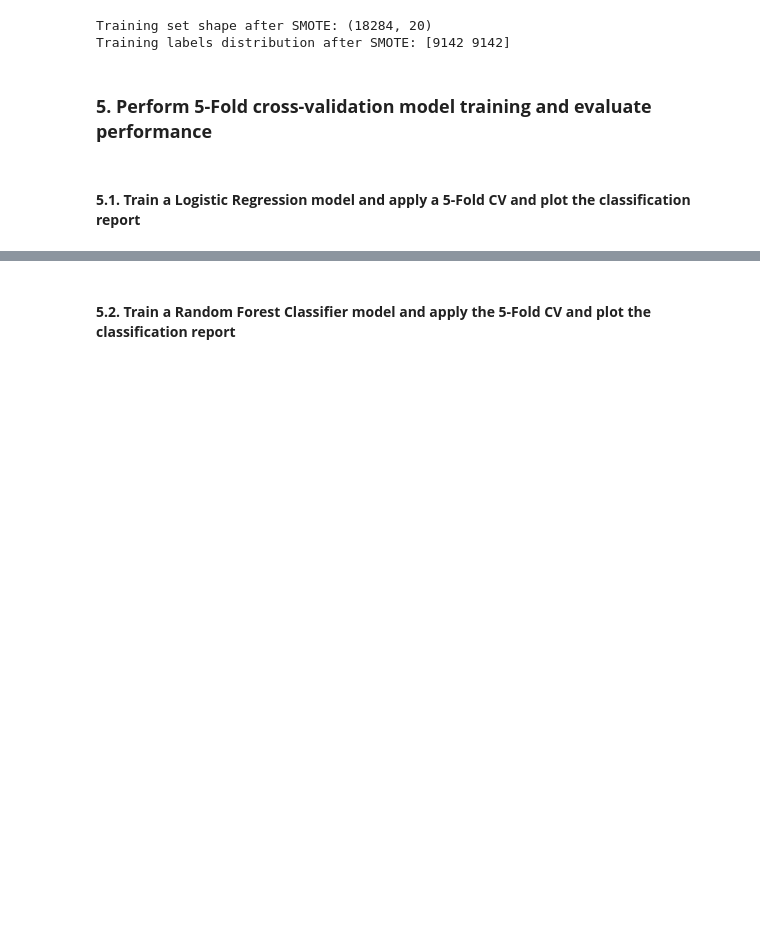
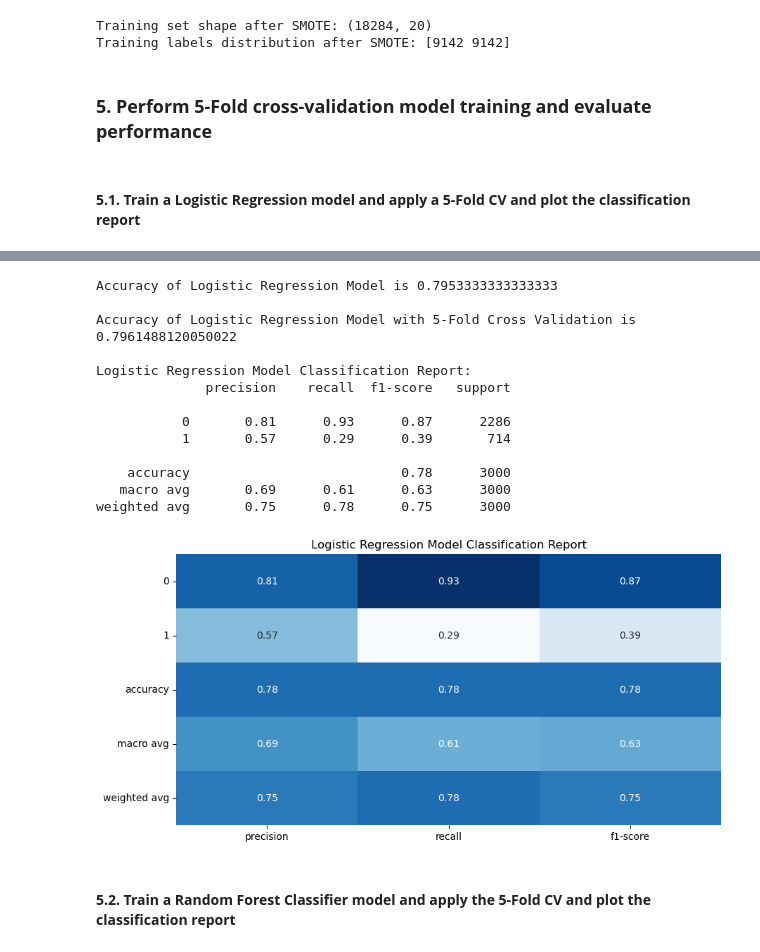
Before and after one commit to toddwalters/pgaiml-python-coding-examples, a Jupyter notebook: machine-learning/projects/employeeTurnoverAnalytics/1688640705_ToddWalters_mds_cep_ml_ps.ipynb, the cells around one changed output, grey strips where cells are left out. Drawn from its saved outputs; the diff is of its cells as text; code cells hidden in the pictures; blank space fills up the shorter version.

```diff
--- a/machine-learning/projects/employeeTurnoverAnalytics/1688640705_ToddWalters_mds_cep_ml_ps.ipynb
+++ b/machine-learning/projects/employeeTurnoverAnalytics/1688640705_ToddWalters_mds_cep_ml_ps.ipynb
@@ -440,2 +380,30 @@ weighted avg       0.81      0.78      0.79      3000
+# %%
+# Define the models
+models = {
+    "Logistic Regression": LogisticRegression(random_state=RANDOM_STATE),
+    "Random Forest": RandomForestClassifier(random_state=RANDOM_STATE),
+    "Gradient Boosting": GradientBoostingClassifier(random_state=RANDOM_STATE)
+}
+
+# Logistic Regression
+model_name = 'Logistic Regression'
+model = LogisticRegression(random_state=RANDOM_STATE)
+
+train_and_evaluate(model_name, model, X_train, y_train, X_test, y_test, cv, print_accuracy_score=True, plot_classification=True, plot_roc_curve=False, plot_confusion_matrix=False)
+# %% [output]
+Accuracy of Logistic Regression Model is 0.7953333333333333
+
+Accuracy of Logistic Regression Model with 5-Fold Cross Validation is 0.7961488120050022
+
+Logistic Regression Model Classification Report:
+              precision    recall  f1-score   support
+
+           0       0.81      0.93      0.87      2286
+           1       0.57      0.29      0.39       714
+
+    accuracy                           0.78      3000
+   macro avg       0.69      0.61      0.63      3000
+weighted avg       0.75      0.78      0.75      3000
+[figure, added]
 # %% [markdown]
 #### **5.2.	Train a Random Forest Classifier model and apply the 5-Fold CV and plot the classification report**
```
Also changed, not shown: parts of 20 cells of this notebook.
